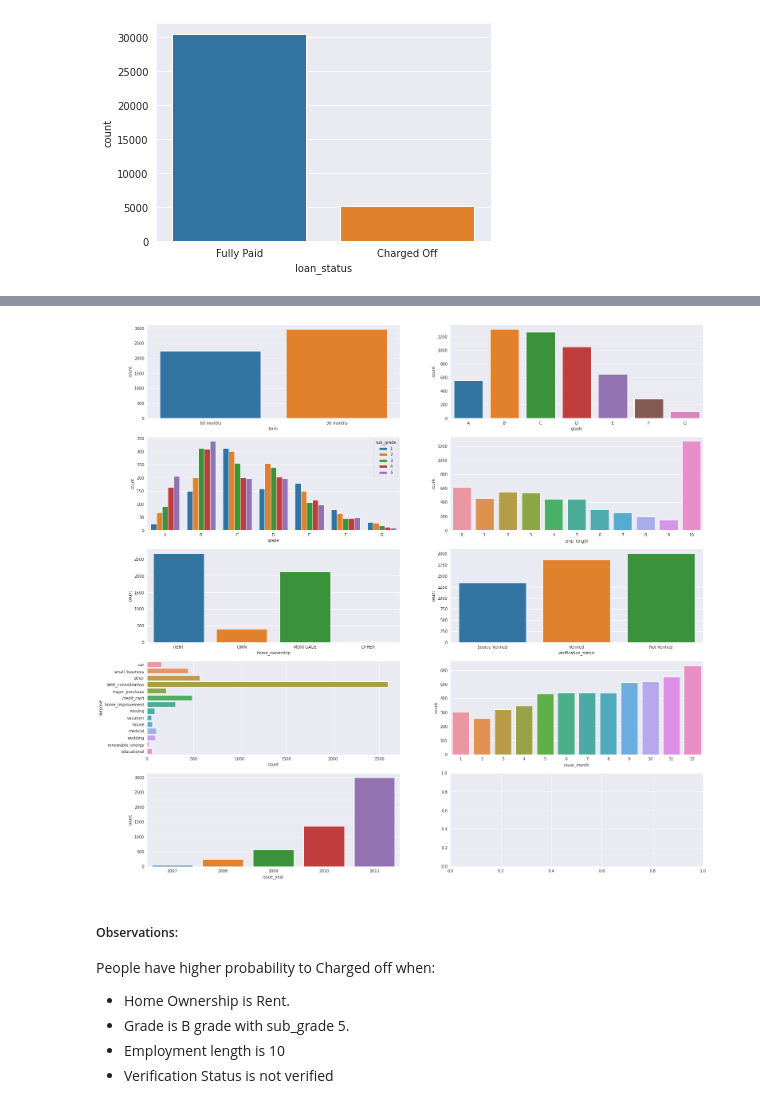
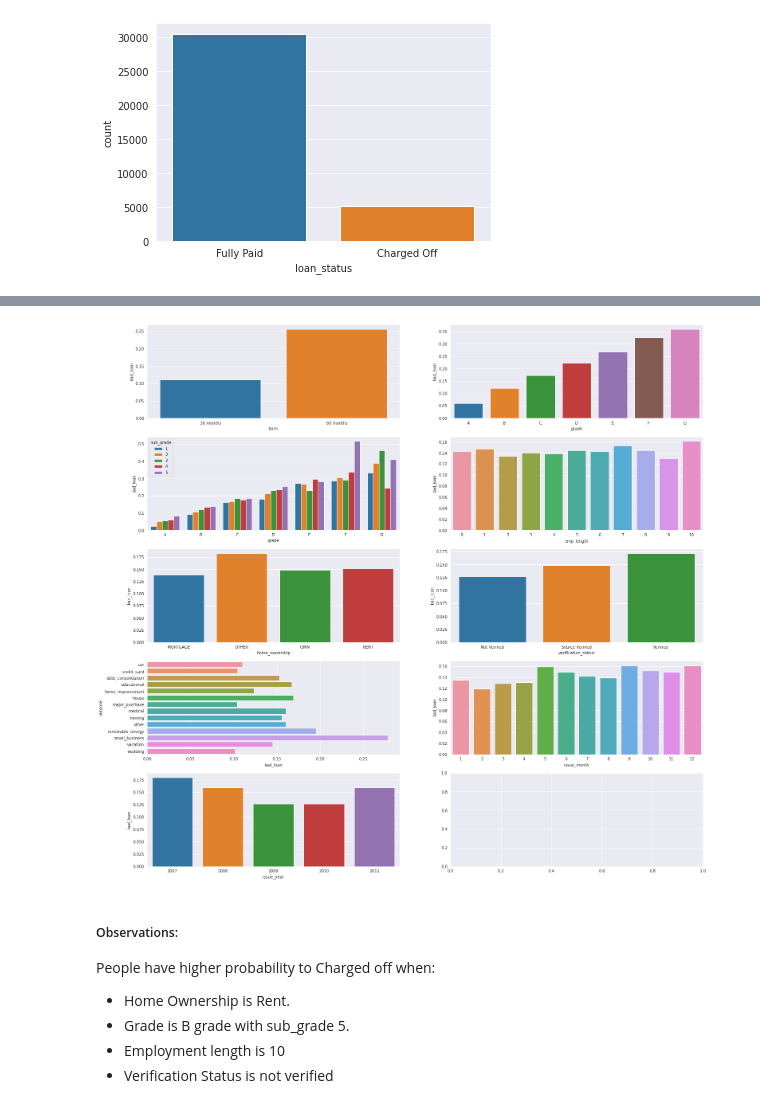
Before and after one commit to sidshrivastav/LendingClubCaseStudy, a Jupyter notebook: siddhant_shrivastav.ipynb, the cells around one changed output, grey strips where cells are left out. Cells and saved outputs as stored; diff of their text form; code cells hidden in the pictures.

```diff
--- a/siddhant_shrivastav.ipynb
+++ b/siddhant_shrivastav.ipynb
@@ -204,3 +206,5 @@ df.drop(["issue_d"], axis=1, inplace=True)
+# %%
+df['bad_loan'] = df.loan_status.apply(lambda x: 1 if x=="Charged Off" else 0)
 # %% [markdown]
 ##### Outlier Removal
 # %% [markdown]
@@ -290,18 +314,46 @@ sns.countplot(data=df, x='loan_status')
 # %%
 fig, ax =plt.subplots(5,2, figsize=(25,25))
+
 # Multiple Graph
-sns.countplot(data=df[df.loan_status=='Charged Off'], x='term', ax=ax[0][0])
-sns.countplot(data=df[df.loan_status=='Charged Off'], x="grade", order = ['A', 'B', 'C', 'D', 'E', 'F', 'G'], ax=ax[0][1])
-sns.countplot(data=df[df.loan_status=='Charged Off'], x='grade', order=['A', 'B', 'C', 'D', 'E', 'F', 'G'], hue='sub_grade', ax=ax[1][0])
-sns.countplot(data=df[df.loan_status=='Charged Off'], x='emp_length', ax=ax[1][1])
-sns.countplot(data=df[df.loan_status=='Charged Off'], x='home_ownership', ax=ax[2][0])
-sns.countplot(data=df[df.loan_status=='Charged Off'], x='verification_status', ax=ax[2][1])
-sns.countplot(data=df[df.loan_status=='Charged Off'], y='purpose', ax=ax[3][0])
-sns.countplot(data=df[df.loan_status=='Charged Off'], x='issue_month', ax=ax[3][1])
-sns.countplot(data=df[df.loan_status=='Charged Off'], x='issue_year', ax=ax[4][0])
+# Term
+term_mean_data = df.groupby('term', as_index=False)['bad_loan'].mean()
+sns.barplot(data=term_mean_data, x="term", y="bad_loan", ax=ax[0][0])
+
+# Grade
+grade_mean_data = df.groupby('grade', as_index=False)['bad_loan'].mean()
+sns.barplot(data=grade_mean_data, x="grade", y="bad_loan", ax=ax[0][1], order = ['A', 'B', 'C', 'D', 'E', 'F', 'G'])
+
+# sub_grade
+sub_grade_mean_data = df.groupby(["grade", 'sub_grade'], as_index=False)['bad_loan'].mean()
+sns.barplot(data=sub_grade_mean_data, x="grade", y="bad_loan", hue='sub_grade', ax=ax[1][0], order = ['A', 'B', 'C', 'D', 'E', 'F', 'G'])
+
+# emp_length
+emp_length_mean_data = df.groupby(['emp_length'], as_index=False)['bad_loan'].mean()
+sns.barplot(data=emp_length_mean_data, x="emp_length", y="bad_loan", ax=ax[1][1])
+
+# home_ownership
+home_ownership_mean_data = df.groupby(['home_ownership'], as_index=False)['bad_loan'].mean()
+sns.barplot(data=home_ownership_mean_data, x="home_ownership", y="bad_loan", ax=ax[2][0])
+
+# home_ownership
+verification_status_mean_data = df.groupby(['verification_status'], as_index=False)['bad_loan'].mean()
+sns.barplot(data=verification_status_mean_data, x="verification_status", y="bad_loan", ax=ax[2][1])
+
+# purpose
+purpose_mean_data = df.groupby(['purpose'], as_index=False)['bad_loan'].mean()
+sns.barplot(data=purpose_mean_data, y='purpose', x='bad_loan', ax=ax[3][0])
+
+# issue_month
+issue_month_mean_data = df.groupby(['issue_month'], as_index=False)['bad_loan'].mean()
+sns.barplot(data=issue_month_mean_data, x='issue_month', y='bad_loan', ax=ax[3][1])
+
+# issue_year
+issue_year_mean_data = df.groupby(['issue_year'], as_index=False)['bad_loan'].mean()
+sns.barplot(data=issue_year_mean_data, x='issue_year', y='bad_loan', ax=ax[4][0])
+
 plt.show()
 # %% [output]
-[figure, old version]
+[figure, new version]
 # %% [markdown]
 ##### Observations:
 People have higher probability to Charged off when:
```
Also changed, not shown: parts of 5 cells of this notebook.
